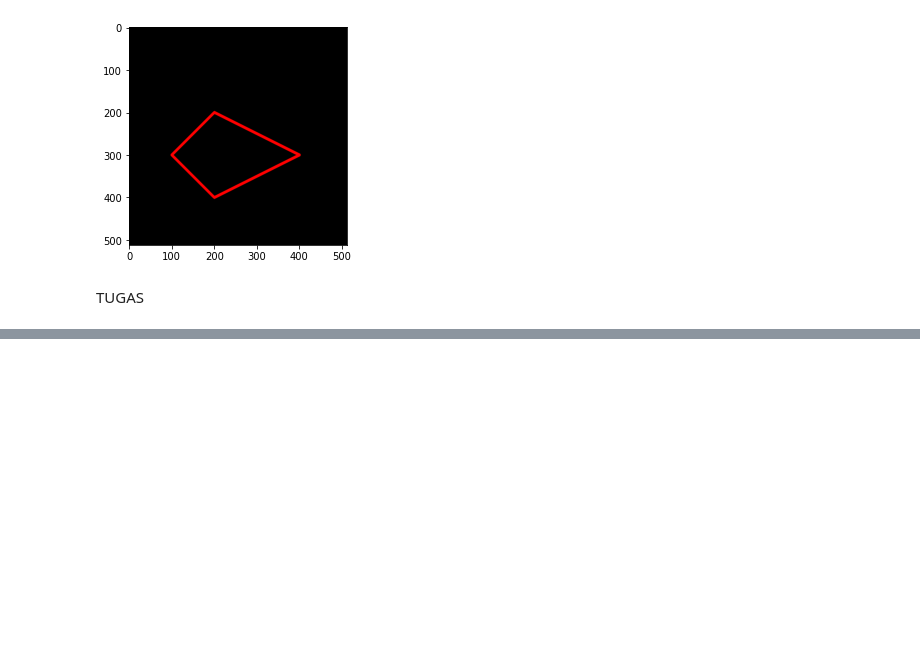
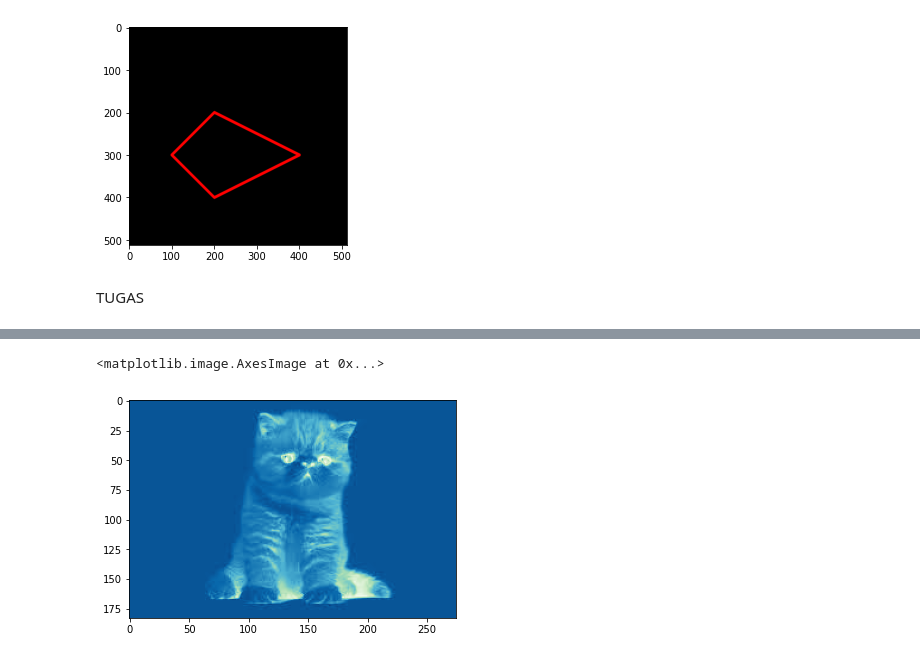
Before and after one commit to ifaindrianningsih/PCVK_Genap-2023, a Jupyter notebook: Week2.ipynb, the cells around one changed output, grey strips where cells are left out. Cells and saved outputs as stored; diff of their text form; code cells hidden in the pictures; blank space fills up the shorter version.

```diff
--- a/Week2.ipynb
+++ b/Week2.ipynb
@@ -149,0 +142,6 @@ plt.imshow(img_gb)
+# %%
+# Green - Blue
+plt.imshow(img_gray, cmap='GnBu')
+# %% [output]
+<matplotlib.image.AxesImage at 0x...>
+[figure, added]
```
Also changed, not shown: parts of 22 cells of this notebook.
